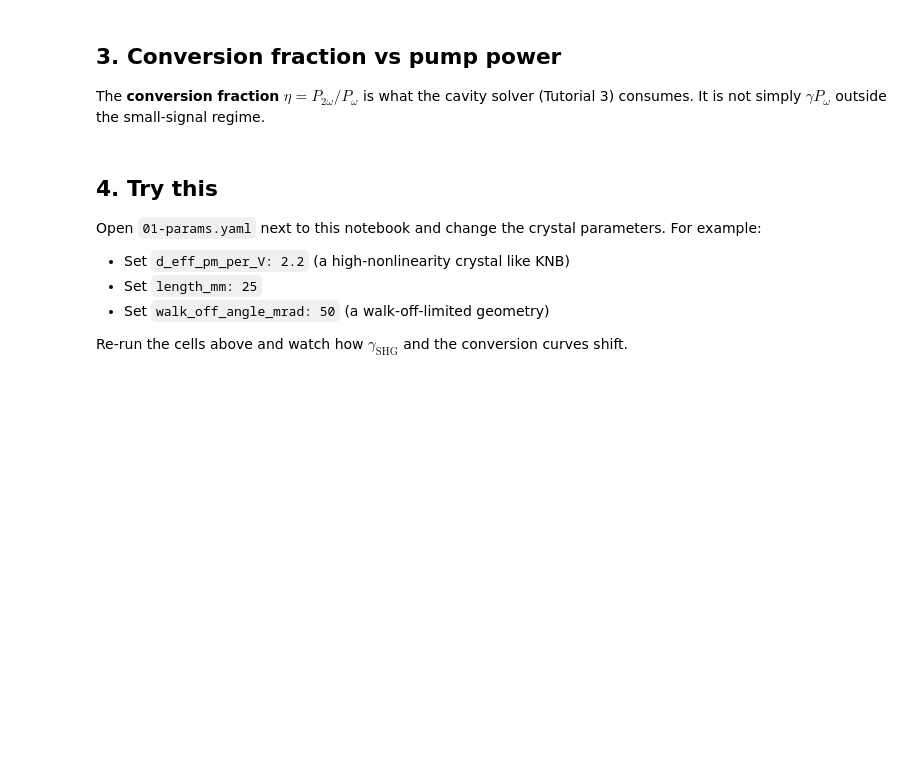
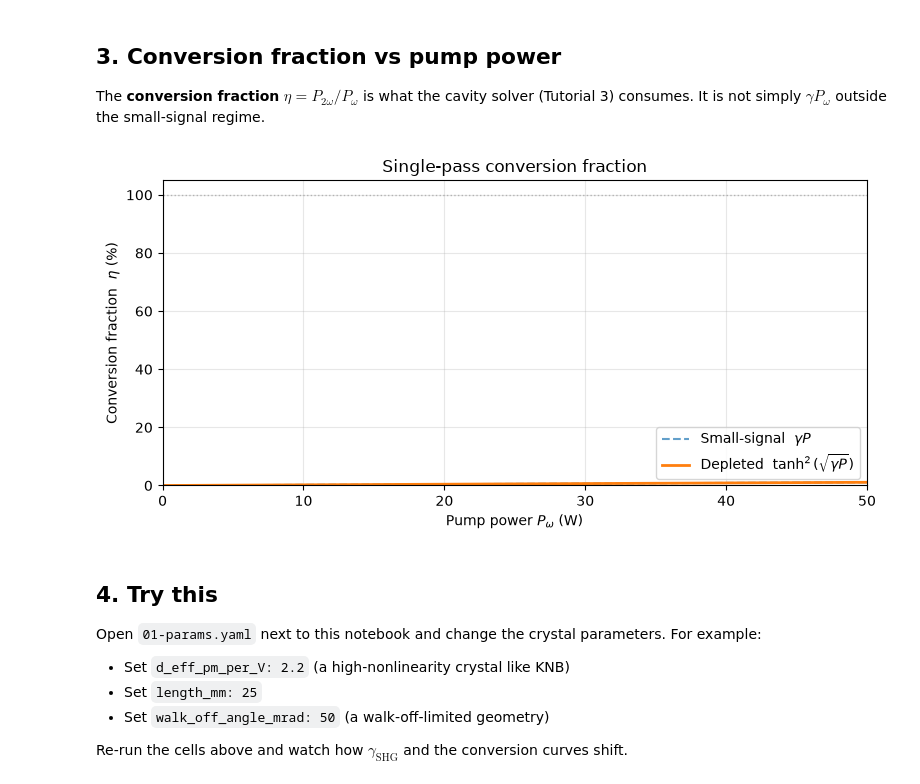
Before and after one commit to uwarring82/mg-plus-uv-chain, a Jupyter notebook: docs/tutorials/01-shg-single-pass.ipynb, the cells around one changed output. Cells and saved outputs as stored; diff of their text form; code cells hidden in the pictures; blank space fills up the shorter version.

```diff
--- a/docs/tutorials/01-shg-single-pass.ipynb
+++ b/docs/tutorials/01-shg-single-pass.ipynb
@@ -224,23 +231,25 @@ outside the small-signal regime.
 # %%
 eta_small = gamma * P_range
 eta_depl = np.array([
     single_pass_conversion_fraction(p, gamma, "depleted") for p in P_range
 ])
 
 fig, ax = plt.subplots(figsize=(8, 4))
 ax.plot(P_range, eta_small * 100, "--", lw=1.5, alpha=0.7,
         label=r"Small-signal  $\gamma P$")
 ax.plot(P_range, eta_depl * 100, "-", lw=2,
         label=r"Depleted  $\tanh^2(\sqrt{\gamma P})$")
 ax.axhline(100, ls=":", color="gray", lw=1, alpha=0.5)
-ax.set_xlabel("Pump power $P_\omega$ (W)")
-ax.set_ylabel("Conversion fraction  $\eta$ (%)")
+ax.set_xlabel(r"Pump power $P_\omega$ (W)")
+ax.set_ylabel(r"Conversion fraction  $\eta$ (%)")
 ax.set_title("Single-pass conversion fraction")
 ax.legend(loc="lower right")
 ax.grid(alpha=0.3)
 ax.set_xlim(0, 50)
 ax.set_ylim(0, 105)
 fig.tight_layout()
+# %% [output]
+[figure, added]
 # %% [markdown]
 ## 4. Try this
 
```
Also changed, not shown: parts of 5 cells of this notebook, 26 other files.
